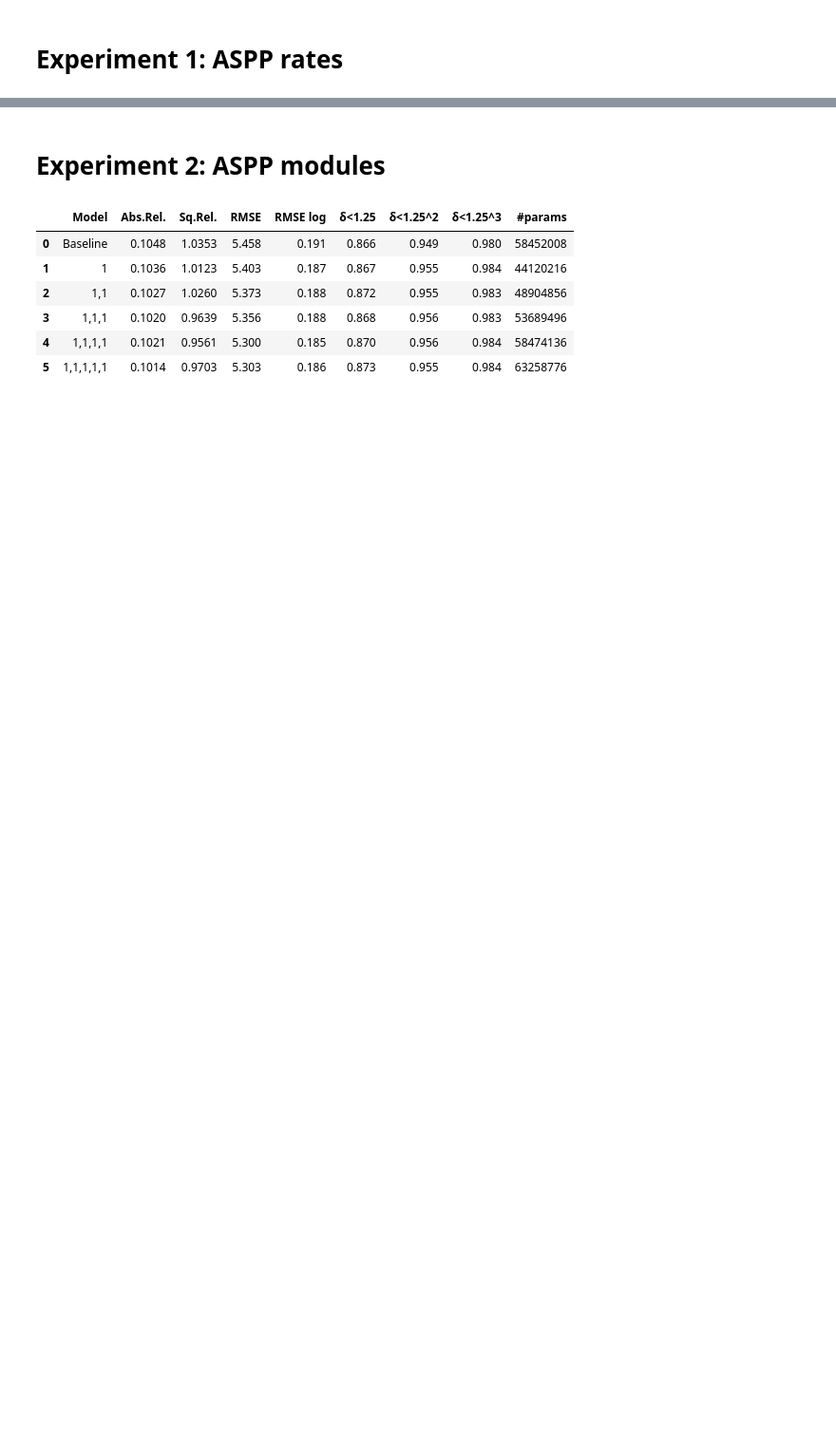
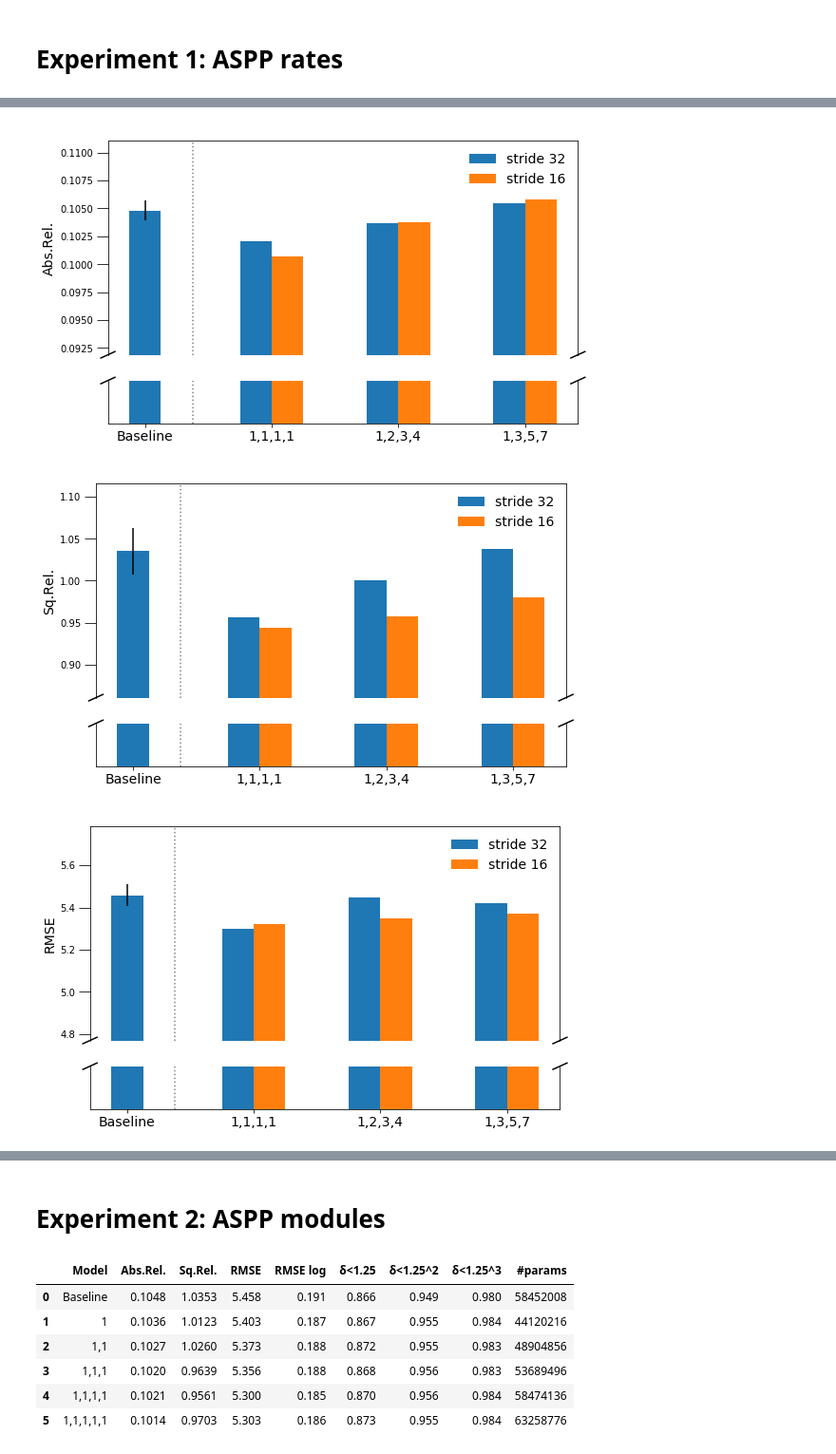
Before and after one commit to braun-steven/atrous-monodepth, a Jupyter notebook: notebooks/Results.ipynb, the cells around one changed output, grey strips where cells are left out. Shown at 95% size. Saved outputs shown, nothing was run; the diff lists cells and outputs as text; code cells hidden in the pictures; blank space fills up the shorter version.

```diff
--- a/notebooks/Results.ipynb
+++ b/notebooks/Results.ipynb
@@ -104,0 +69,79 @@ for error in ["Abs.Rel.", "Sq.Rel.", "RMSE", "RMSE log", "δ<1.25", "δ<1.25^2",
+# %%
+def broken_barplot_multistride(df, key, baseline_stds, ratio=5, ylabel="", figsize=None, labelsize=14):
+    """ adapted from https://matplotlib.org/examples/pylab_examples/broken_axis.html
+    """
+    f = plt.figure(figsize=figsize)
+
+    gs = gridspec.GridSpec(2, 1 ,height_ratios=[ratio,1])
+
+    ax = plt.subplot(gs[0])
+    ax2 = plt.subplot(gs[1])
+
+
+
+    strides = df["Output-stride"].unique()
+
+    width = 0.25
+
+    # make x values
+    r1 = list(range(len(df[df["Output-stride"] == 32])))
+    r1[0] = r1[0] + width/2
+    r2 = [x + width for x in r1[1:]]
+
+    # plot the same data on both axes
+    # ax is the actual top ax we are plotting on
+    bar = ax.bar(r1, df[df["Output-stride"] == 32][key], yerr=[baseline_stds[key], 0, 0, 0], width=width, label="stride 32")
+    ax.bar(r2, df[df["Output-stride"] == 16][key], width=width, label="stride 16")
+    ax.axvline(x=0.5, color='gray', linestyle=':')
+    # ax2 is the bottom ax, just for showing that we break the y axis
+    bar = ax2.bar(r1, df[df["Output-stride"] == 32][key], width=width, label="stride 32")
+    ax2.bar(r2, df[df["Output-stride"] == 16][key], width=width, label="stride 16")
+    ax2.axvline(x=0.5, color='gray', linestyle=':')
+
+    plt.xticks([r + width/2 for r in range(len(bar1))], df[df["Output-stride"] == 32]["Model"])
+
+
+    ax.legend(frameon=False, fontsize=labelsize)
+
+    ylim = ax.get_ylim()
+    ylim = 0.9 * min([patch.get_height() for patch in bar.patches]), ylim[1]
+    # zoom-in / limit the view to different portions of the data
+    ax.set_ylim(ylim)  # most of the data
+    ax2.set_ylim(0, 0.003)  # just the bottom to indicate break in y axis
+
+    # hide the spines between ax and ax2
+    ax.spines['bottom'].set_visible(False)
+    ax2.spines['top'].set_visible(False)
+    ax.xaxis.tick_top()
+    ax.tick_params(labeltop=False, top=False, size=labelsize-2)  # don't put tick labels at the top
+    ax2.tick_params(left=False, labelleft=False, labelsize=labelsize)
+    ax2.xaxis.tick_bottom()
+
+    ax.set_ylabel(ylabel, fontsize=labelsize)
+
+    # This looks pretty good, and was fairly painless, but you can get that
+    # cut-out diagonal lines look with just a bit more work. The important
+    # thing to know here is that in axes coordinates, which are always
+    # between 0-1, spine endpoints are at these locations (0,0), (0,1),
+    # (1,0), and (1,1).  Thus, we just need to put the diagonals in the
+    # appropriate corners of each of our axes, and so long as we use the
+    # right transform and disable clipping.
+
+    d = .015  # how big to make the diagonal lines in axes coordinates
+    # arguments to pass to plot, just so we don't keep repeating them
+    kwargs = dict(transform=ax.transAxes, color='k', clip_on=False)
+    ax.plot((-d, +d), (-d, +d), **kwargs)        # top-left diagonal
+    ax.plot((1 - d, 1 + d), (-d, +d), **kwargs)  # top-right diagonal
+
+    kwargs.update(transform=ax2.transAxes)  # switch to the bottom axes
+    ax2.plot((-d, +d), (1 - ratio*d, 1 + ratio*d), **kwargs)  # bottom-left diagonal
+    ax2.plot((1 - d, 1 + d), (1 - ratio*d, 1 + ratio*d), **kwargs)  # bottom-right diagonal
+
+
+for error in ["Abs.Rel.", "Sq.Rel.", "RMSE", "RMSE log", "δ<1.25", "δ<1.25^2", "δ<1.25^3"]:
+    broken_barplot_multistride(df, error, baseline_stds, ylabel=error, figsize=get_figsize(2.0))
+    plt.savefig("../data/plots/experiment1_{}.png".format(error.replace(".", "")))
+# %% [output]
+[figure, added]
+[figure, added]
+[figure, added]
```
Also changed, not shown: parts of 7 cells of this notebook.
